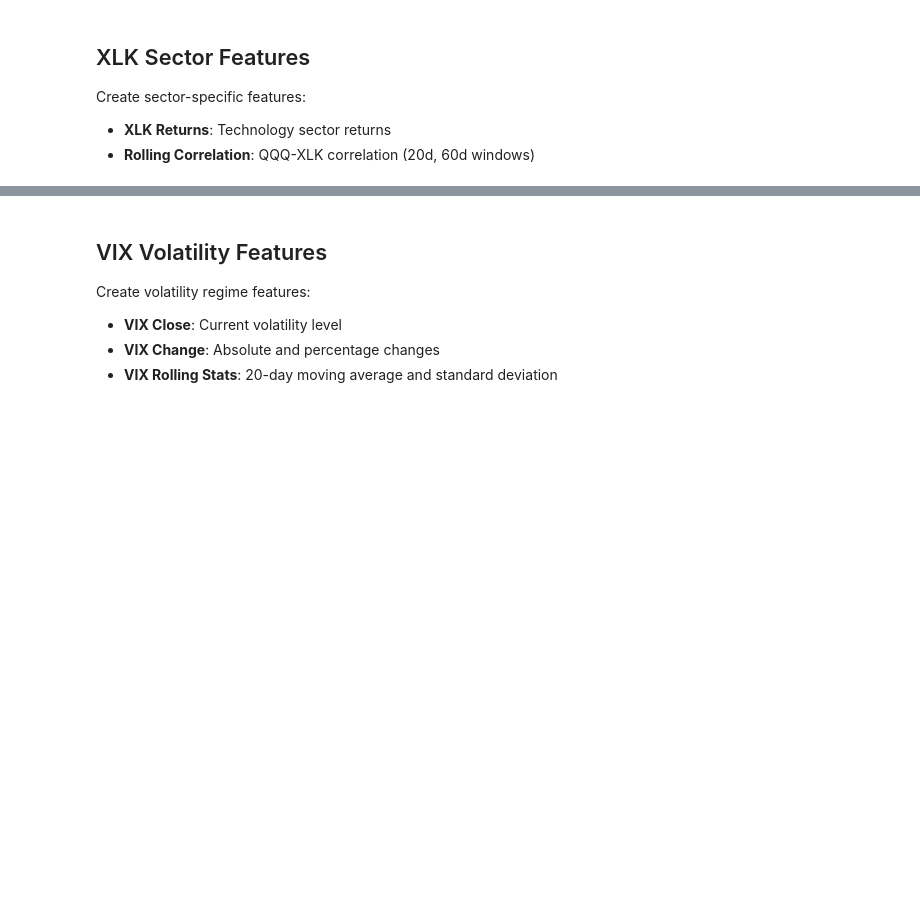
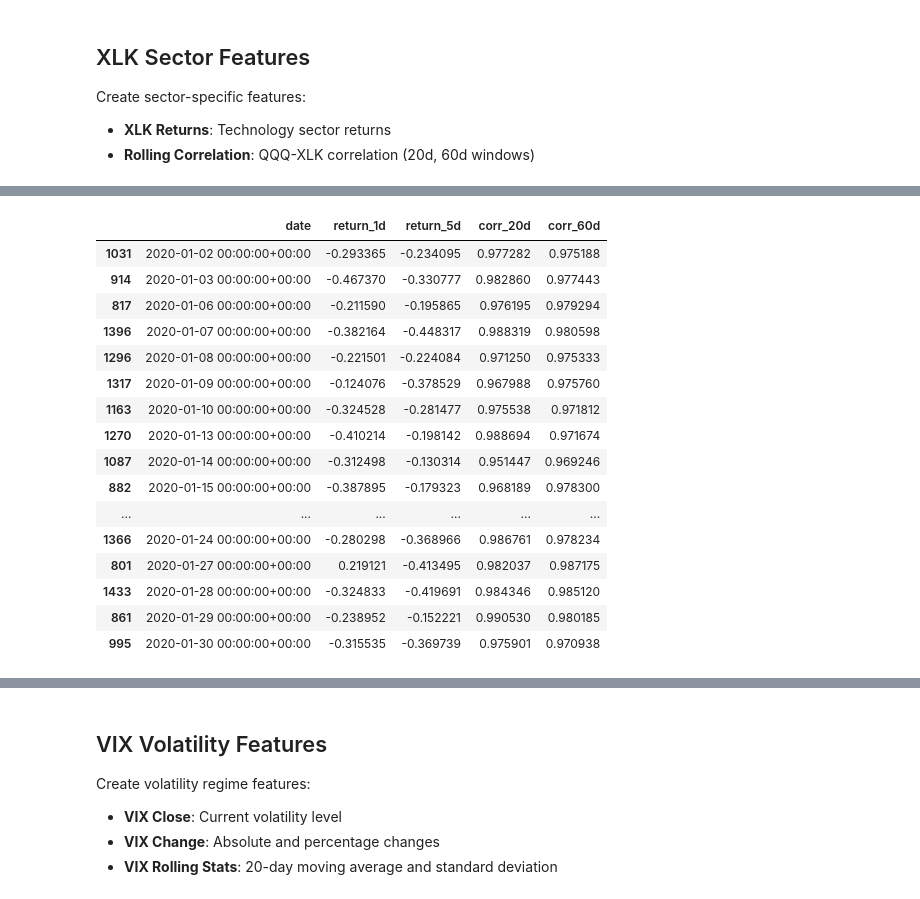
Before and after one commit to Zedel17/ProjectsScalable, a Jupyter notebook: notebooks/4_market_features.ipynb, the cells around one changed output, grey strips where cells are left out. Cells and saved outputs as stored; diff of their text form; code cells hidden in the pictures; blank space fills up the shorter version.

```diff
--- a/notebooks/4_market_features.ipynb
+++ b/notebooks/4_market_features.ipynb
@@ -249,7 +369,39 @@ print(f"Feature columns: {[col for col in xlk_features.columns if col.startswith
 # %%
 # Preview XLK features
-xlk_cols = ['date'] + [col for col in xlk_features.columns if col.startswith(('return_', 'corr_'))]
-xlk_features[xlk_cols].head(20)
+#xlk_cols = ['date'] + [col for col in xlk_features.columns if col.startswith(('return_', 'corr_'))]
+#xlk_features[xlk_cols].head(20)
+
+# Preview XLK features ordinate per data
+xlk_cols = ['date'] + [
+    col for col in xlk_features.columns
+    if col.startswith(('return_', 'corr_'))
+]
+
+xlk_features_sorted = (
+    xlk_features
+    .assign(date=pd.to_datetime(xlk_features['date']))  # sicurezza
+    .sort_values('date')                                # ordine cronologico
+)
+
+xlk_features_sorted[xlk_cols].head(20)
+# %% [output]
+|  | date | return_1d | return_5d | corr_20d | corr_60d |
+| 1031 | 2020-01-02 00:00:00+00:00 | -0.293365 | -0.234095 | 0.977282 | 0.975188 |
+| 914 | 2020-01-03 00:00:00+00:00 | -0.467370 | -0.330777 | 0.982860 | 0.977443 |
+| 817 | 2020-01-06 00:00:00+00:00 | -0.211590 | -0.195865 | 0.976195 | 0.979294 |
+| 1396 | 2020-01-07 00:00:00+00:00 | -0.382164 | -0.448317 | 0.988319 | 0.980598 |
+| 1296 | 2020-01-08 00:00:00+00:00 | -0.221501 | -0.224084 | 0.971250 | 0.975333 |
+| 1317 | 2020-01-09 00:00:00+00:00 | -0.124076 | -0.378529 | 0.967988 | 0.975760 |
+| 1163 | 2020-01-10 00:00:00+00:00 | -0.324528 | -0.281477 | 0.975538 | 0.971812 |
+| 1270 | 2020-01-13 00:00:00+00:00 | -0.410214 | -0.198142 | 0.988694 | 0.971674 |
+| 1087 | 2020-01-14 00:00:00+00:00 | -0.312498 | -0.130314 | 0.951447 | 0.969246 |
+| 882 | 2020-01-15 00:00:00+00:00 | -0.387895 | -0.179323 | 0.968189 | 0.978300 |
+| ... | ... | ... | ... | ... | ... |
+| 1366 | 2020-01-24 00:00:00+00:00 | -0.280298 | -0.368966 | 0.986761 | 0.978234 |
+| 801 | 2020-01-27 00:00:00+00:00 | 0.219121 | -0.413495 | 0.982037 | 0.987175 |
+| 1433 | 2020-01-28 00:00:00+00:00 | -0.324833 | -0.419691 | 0.984346 | 0.985120 |
+| 861 | 2020-01-29 00:00:00+00:00 | -0.238952 | -0.152221 | 0.990530 | 0.980185 |
+| 995 | 2020-01-30 00:00:00+00:00 | -0.315535 | -0.369739 | 0.975901 | 0.970938 |
 # %%
 # Summary statistics for XLK correlation
 print("\nXLK-QQQ Correlation Statistics:")
```
Also changed, not shown: parts of 18 cells of this notebook, 3 other files.
